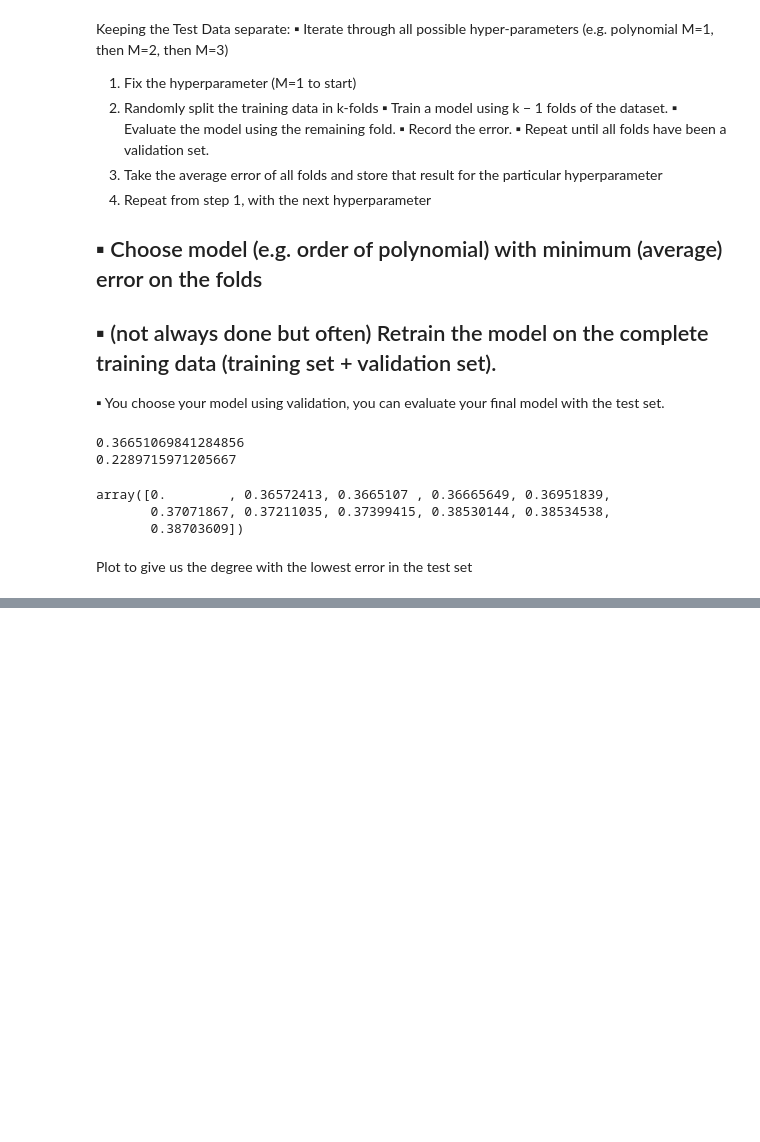
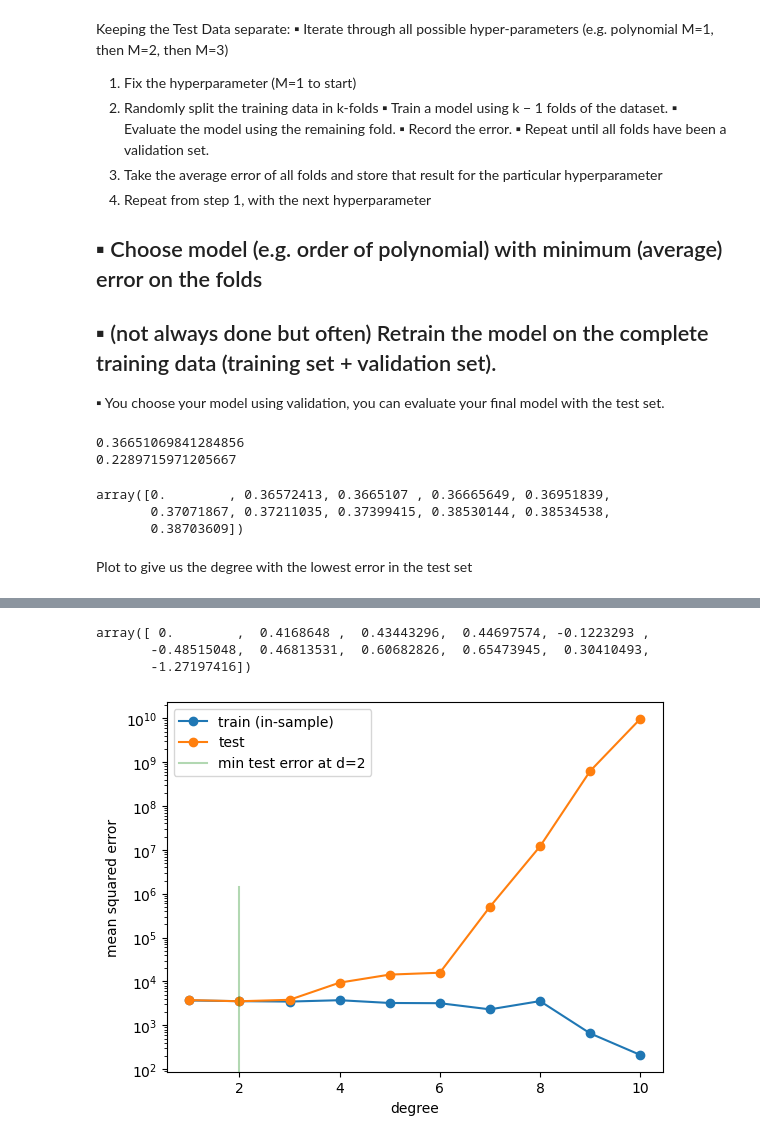
Before and after one commit to nurbujang/mlnotes, a Jupyter notebook: 2 ValidationNotebook/ValidationNotebook/s2Validation Lab.ipynb, the cells around one changed output, grey strips where cells are left out. Cells and saved outputs as stored; diff of their text form; code cells hidden in the pictures; blank space fills up the shorter version.

```diff
--- a/2 ValidationNotebook/ValidationNotebook/s2Validation Lab.ipynb
+++ b/2 ValidationNotebook/ValidationNotebook/s2Validation Lab.ipynb
@@ -876,0 +901,50 @@ Plot to give us the degree with the lowest error in the test set
+# %%
+# lets try m=3, find out which polynomial is best
+# wrong, btw
+
+X_train = allX_train[["bmi", "age", "bp"]]
+X_test = allX_test[["bmi", "age", "bp"]]
+
+max_p = 10
+degrees = range(max_p+1)
+train_scores = np.zeros(max_p+1)
+test_scores = np.zeros(max_p+1)
+error_train = np.zeros(max_p+1)
+error_test = np.zeros(max_p+1)
+
+for i in degrees:
+    if i != 0:
+        X_train_polm3 = PolynomialFeatures(i).fit_transform(X_train)
+        X_test_polm3 = PolynomialFeatures(i).fit_transform(X_test)
+        polymodelm3 = LinearRegression()
+        polymodelm3.fit(X_train_polm3, y_train)
+        prediction_on_training = polymodelm3.predict(X_train_polm3)
+        prediction_on_test = polymodelm3.predict(X_test_polm3)
+        error_train[i] = mean_squared_error(y_train, prediction_on_training)
+        error_test[i] = mean_squared_error(y_test, prediction_on_test)
+        train_scores[i] = polymodelm3.score(X_train_polm3, y_train)
+        test_scores[i] = polymodelm3.score(X_test_polm3, y_test)
+
+train_scores
+# %% [output]
+array([ 0.        ,  0.4168648 ,  0.43443296,  0.44697574, -0.1223293 ,
+       -0.48515048,  0.46813531,  0.60682826,  0.65473945,  0.30410493,
+       -1.27197416])
+# %%
+# wrong, btw
+
+bestdegdiabm3 = np.argmin(error_test[1:])+1
+
+plt.plot(degrees[1:], error_train[1:], marker='o', label='train (in-sample)')
+plt.plot(degrees[1:], error_test[1:], marker='o', label='test')
+plt.axvline(bestdegdiabm3, 0,0.5, color='g', label="min test error at d=%d"%bestdegdiabm3, alpha=0.3)
+plt.ylabel('mean squared error')
+plt.xlabel('degree')
+plt.legend(loc='upper left')
+plt.yscale("log")
+plt.show()
+
+# so d=2 works best for age, bp, bmi
+# but again, we used test set, which is now corrupted
+# %% [output]
+[figure, added]
```
Also changed, not shown: parts of 17 cells of this notebook.
